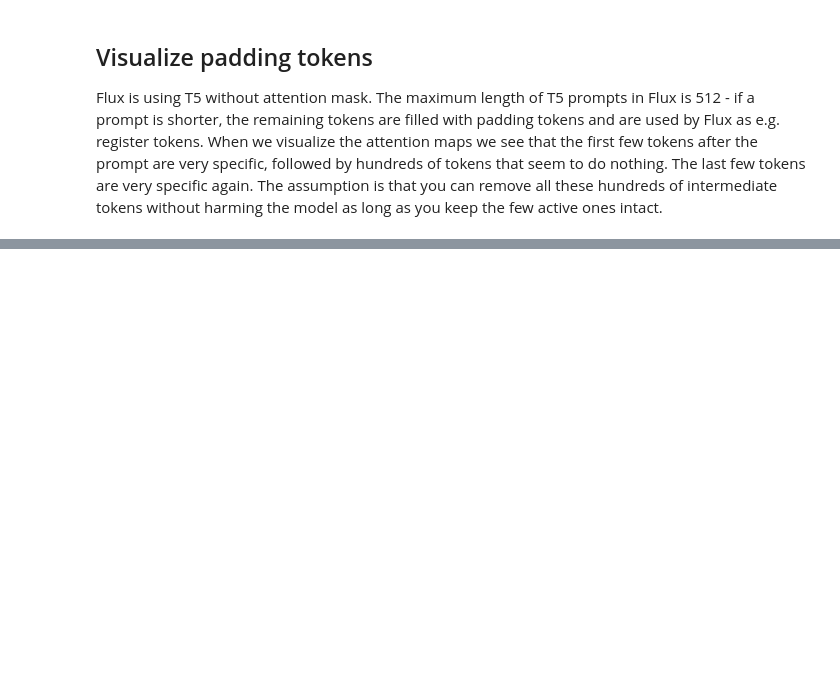
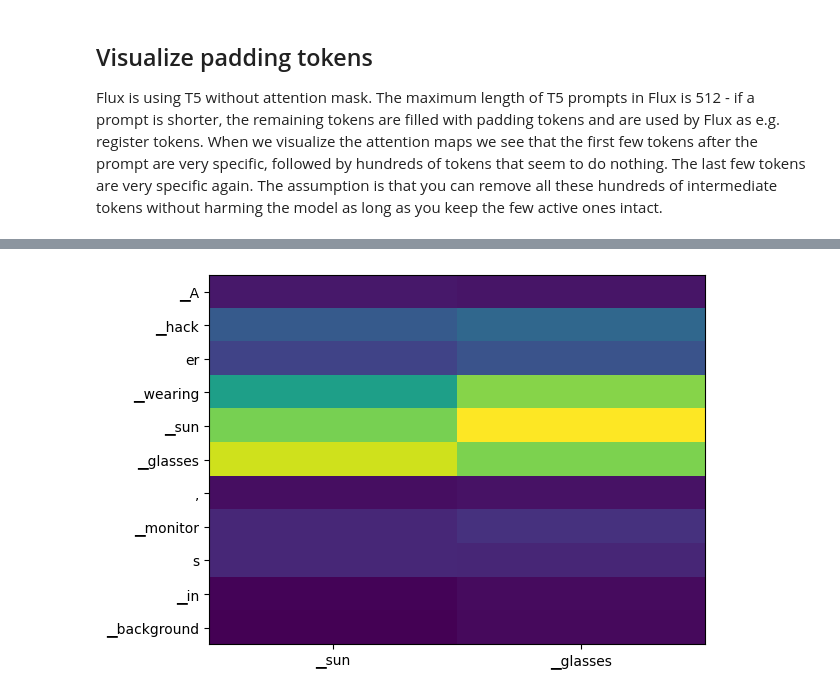
Before and after one commit to kaibioinfo/FluxAttentionMap, a Jupyter notebook: attentionmap.ipynb, the cells around one changed output, grey strips where cells are left out. Saved outputs shown, nothing was run; the diff lists cells and outputs as text; code cells hidden in the pictures; blank space fills up the shorter version.

```diff
--- a/attentionmap.ipynb
+++ b/attentionmap.ipynb
@@ -406,0 +459,6 @@ for i in range(0, amap.getNumberOfPaddingTokens(), 50):
+# %%
+maps = AttentionMaps(pipe)
+amap=maps.visualize_all_layers(target=AttentionTarget.TEXT_TO_TEXT)
+amap.showTokens("sun glasses")
+# %% [output]
+[figure, added]
```
Also changed, not shown: parts of 7 cells of this notebook.
